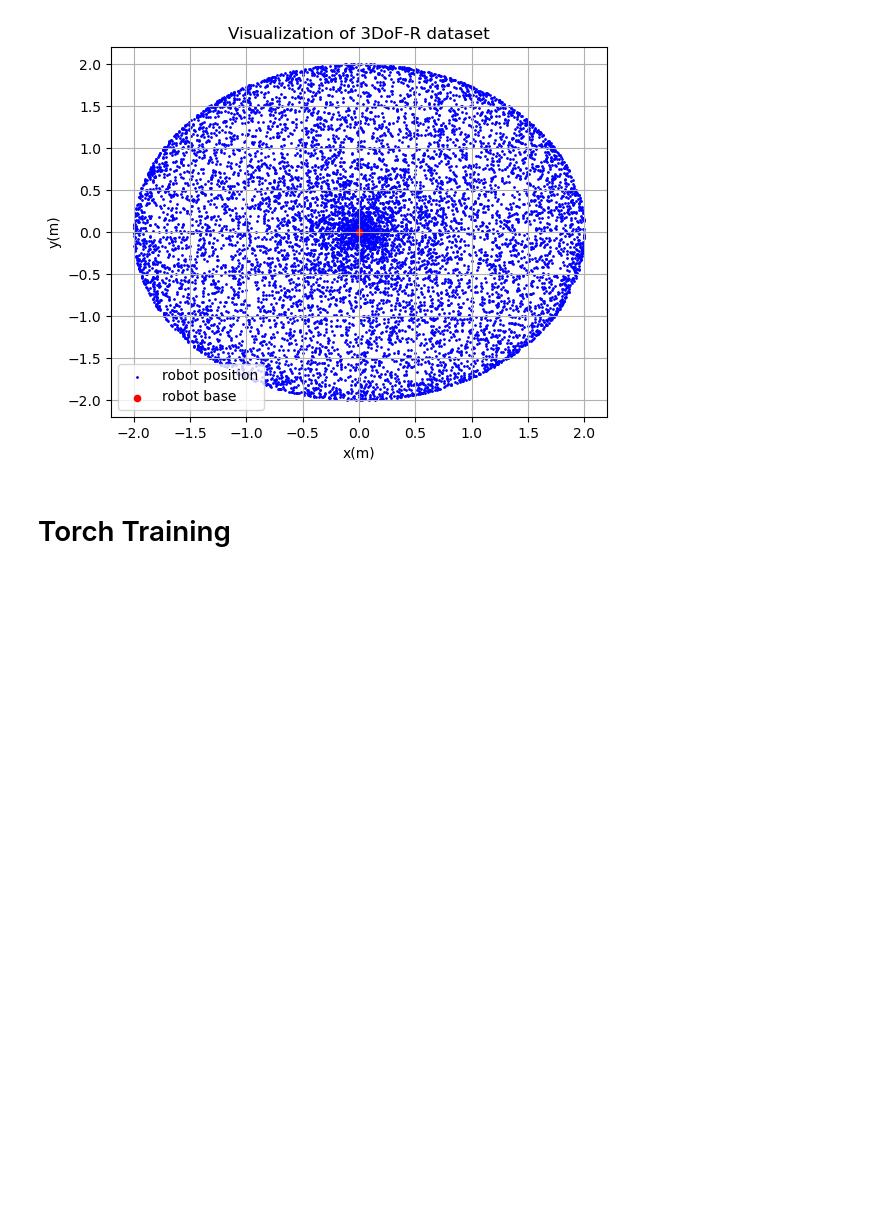
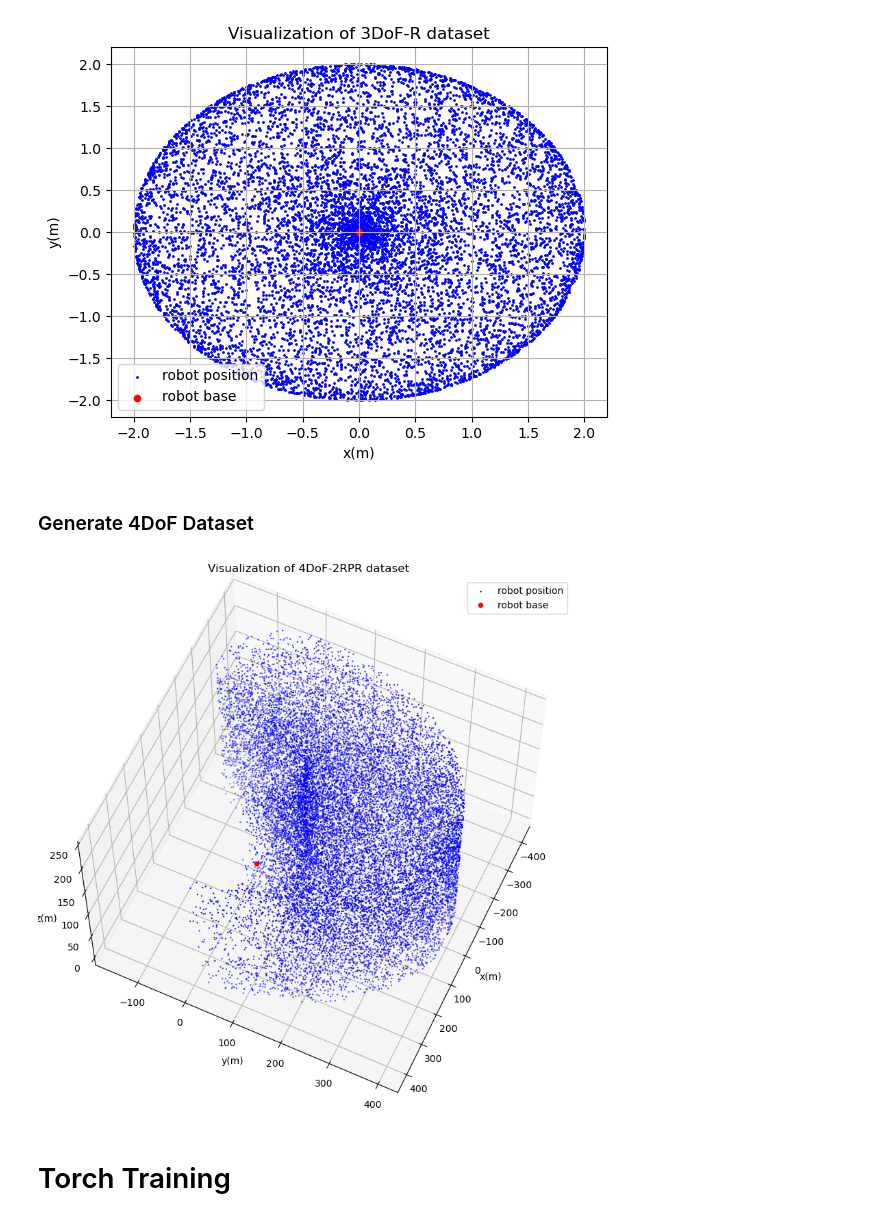
Before and after one commit to jacketdembys/wcci24, a Jupyter notebook: ea-based-nn-ik-solver/generate_dataset_all.ipynb, the cells around one changed output. Drawn from its saved outputs; the diff is of its cells as text; code cells hidden in the pictures; blank space fills up the shorter version.

Commit message:
experiments with newly 4DoF generated dataset

```diff
--- a/ea-based-nn-ik-solver/generate_dataset_all.ipynb
+++ b/ea-based-nn-ik-solver/generate_dataset_all.ipynb
@@ -45,36 +45,3 @@ df.to_csv("data_"+robot_choice+".csv",
-# %%
-# seed random generator
-torch.manual_seed(0)
-
-# choose robot alongside joint limits
-robot_choice = "4DoF-2RPR"
-q_lim = torch.tensor([[-torch.pi, torch.pi],
-                      [-torch.pi, torch.pi],
-                      [-0.7, 0.7]],
-                      [-torch.pi, torch.pi]])
-
-# generate dataset with a specified number of samples
-n_samples = 10000
-data_position = []
-for _ in range(n_samples):
-    t = torch.distributions.uniform.Uniform(q_lim[:,0], q_lim[:,1]).sample()
-    DH = get_DH(robot_choice, t)
-    T = forward_kinematics(DH)
-    if robot_choice == "3DoF-R":
-        # x,y,t1,t2,t3 where x,y (m) and t (rad)
-        data_position.append(torch.cat([T[:2,-1], t]).numpy())
-
-data_position_a = np.array(data_position)
-
-
-# save dataset
-if robot_choice == "3DoF-R":
-    header = ["x","y","t1","t2","t3"]
-
-df = pd.DataFrame(data_position_a)
-df.to_csv("data_"+robot_choice+".csv",
-          index=False,
-          header=header)
 # %% [markdown]
 ### Visualize 3DoF Dataset
 # %%
@@ -87,3 +54,5 @@ ax.legend(["robot position","robot base"])
 ax.grid()
 # %% [output]
 [figure]
+# %% [markdown]
+### Generate 4DoF Dataset
@@ -90,3 +94,16 @@ ax.grid()
+# %%
+### Visualize 4DoF Dataset
+fig = plt.figure(figsize=(10, 10))
+ax = plt.axes(projection='3d')
+ax.scatter(data_position_a[:,0], data_position_a[:,1], data_position_a[:,2], s=2, c='b', marker='.')
+ax.scatter(0,0,0,s=20, marker='o', c='r')
+ax.legend(["robot position","robot base"])
+ax.set(xlabel='x(m)', ylabel='y(m)', zlabel='z(m)',
+       title='Visualization of '+robot_choice+ ' dataset')
+ax.view_init(60, 25)
+plt.show()
+# %% [output]
+[figure, added]
 # %% [markdown]
 # Torch Training
 # %%
```
Also changed, not shown: parts of 4 cells of this notebook, 4 other files.
